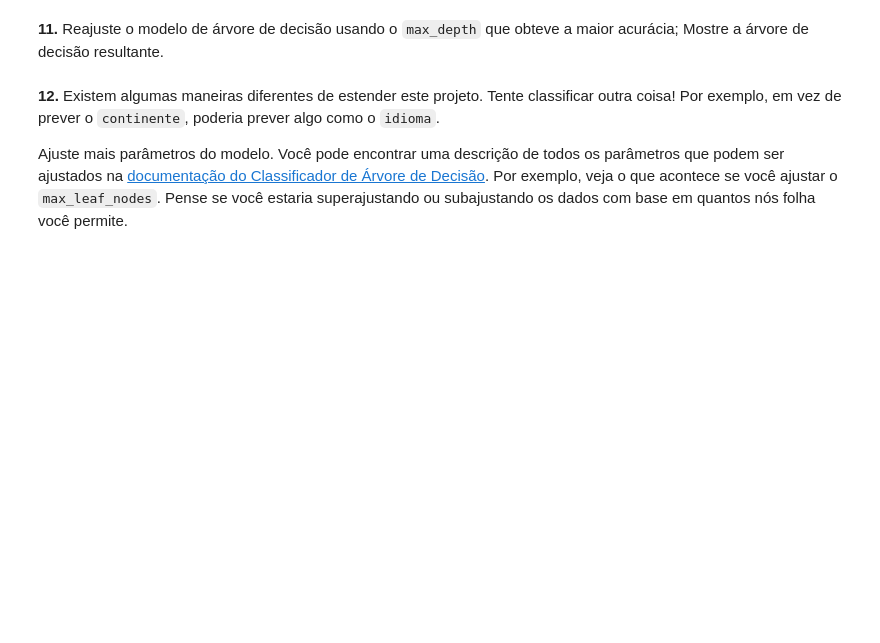
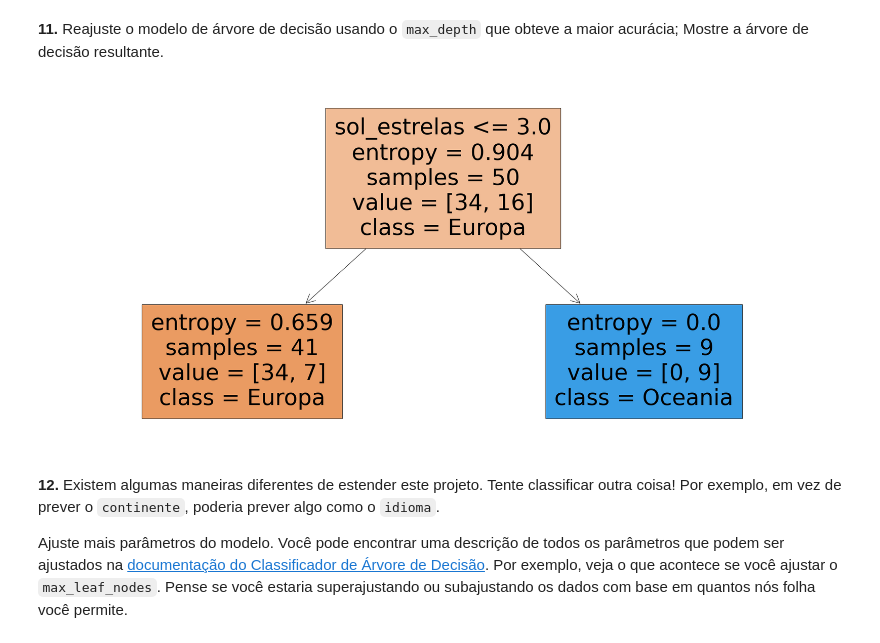
Before and after one commit to Victor-Fiamoncini/atv_ml_05, a Jupyter notebook: src/Exercício Árvore de Decisão - Victor Fiamoncini.ipynb, the cells around one changed output. Saved outputs shown, nothing was run; the diff lists cells and outputs as text; code cells hidden in the pictures; blank space fills up the shorter version.

```diff
--- a/src/Exercício Árvore de Decisão - Victor Fiamoncini.ipynb
+++ b/src/Exercício Árvore de Decisão - Victor Fiamoncini.ipynb
@@ -205,5 +204,12 @@ predictions
 # %% [markdown]
 **11.** Reajuste o modelo de árvore de decisão usando o `max_depth` que obteve a maior acurácia; Mostre a árvore de decisão resultante.
+# %%
+plt.figure(figsize=(26, 12))
+tree.plot_tree(max_model['model'], feature_names=x_train.columns, class_names=['Europa', 'Oceania'], label='all', filled=True)
+plt.tight_layout()
+plt.show()
+# %% [output]
+[figure, added]
 # %% [markdown]
 **12.** Existem algumas maneiras diferentes de estender este projeto. Tente classificar outra coisa! Por exemplo, em vez de prever o `continente`, poderia prever algo como o `idioma`.
 
```
Also changed, not shown: parts of 13 cells of this notebook.
